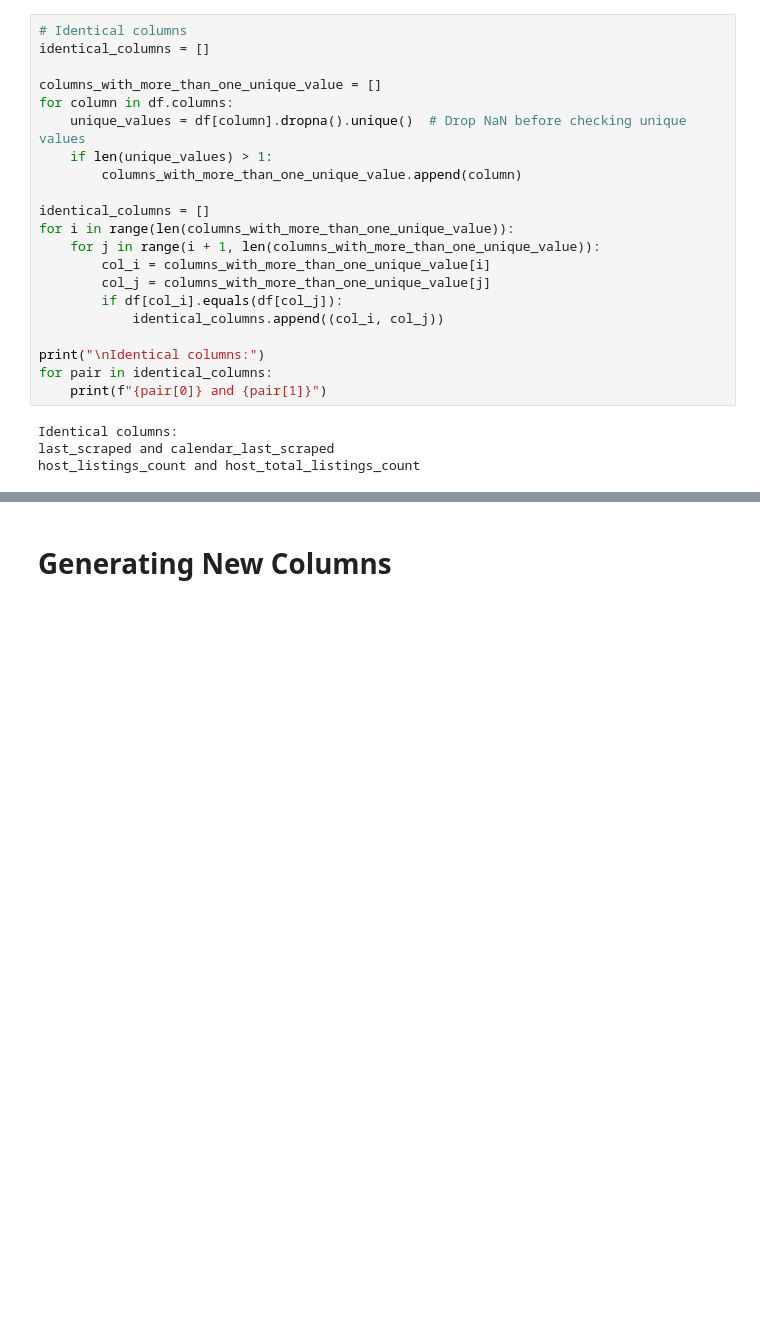
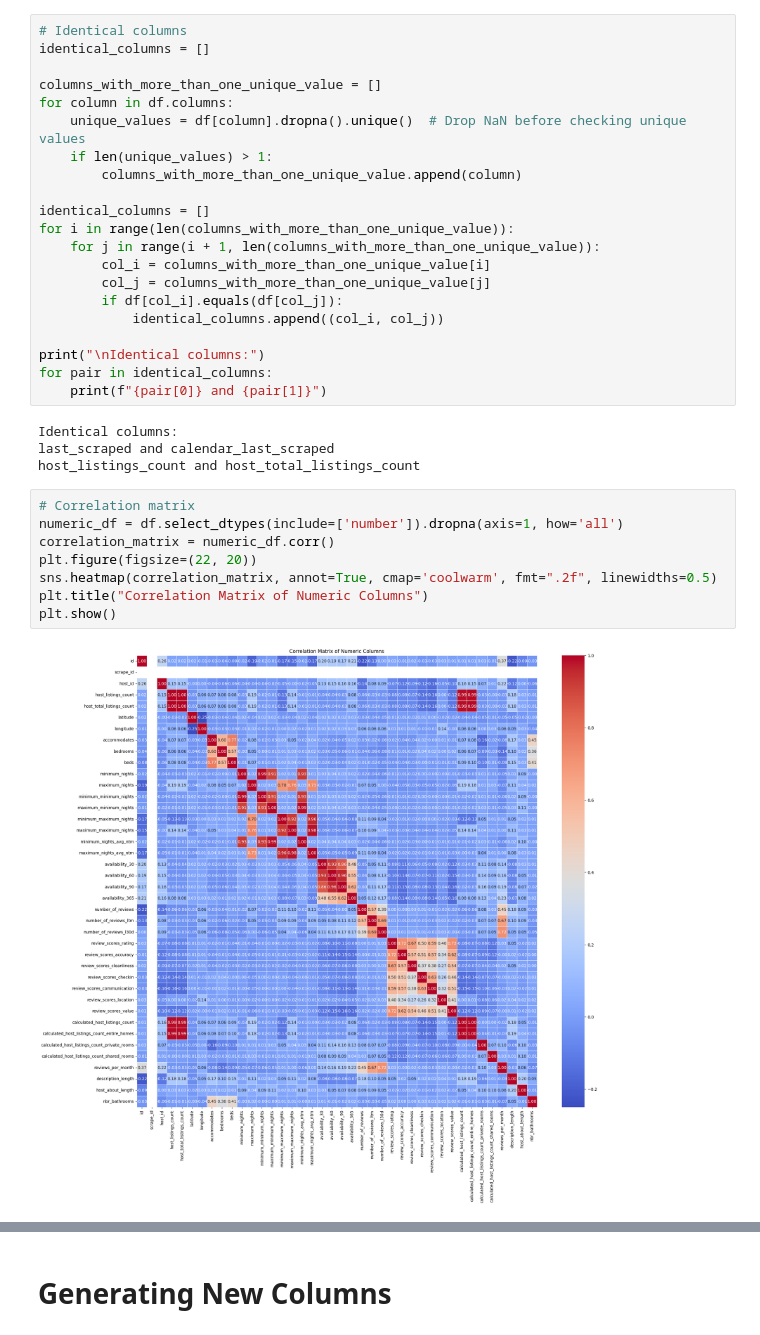
Before and after one commit to eirikvagen/data_management_exam, a Jupyter notebook: shared_clean.ipynb, the cells around one changed output, grey strips where cells are left out. Cells and saved outputs as stored; diff of their text form; blank space fills up the shorter version.

```diff
--- a/shared_clean.ipynb
+++ b/shared_clean.ipynb
@@ -85,3 +85,13 @@ for pair in identical_columns:
 Identical columns:
 last_scraped and calendar_last_scraped
 host_listings_count and host_total_listings_count
+# %%
+# Correlation matrix
+numeric_df = df.select_dtypes(include=['number']).dropna(axis=1, how='all')
+correlation_matrix = numeric_df.corr()
+plt.figure(figsize=(22, 20))
+sns.heatmap(correlation_matrix, annot=True, cmap='coolwarm', fmt=".2f", linewidths=0.5)
+plt.title("Correlation Matrix of Numeric Columns")
+plt.show()
+# %% [output]
+[figure, added]
```
Also changed, not shown: parts of 4 cells of this notebook.
